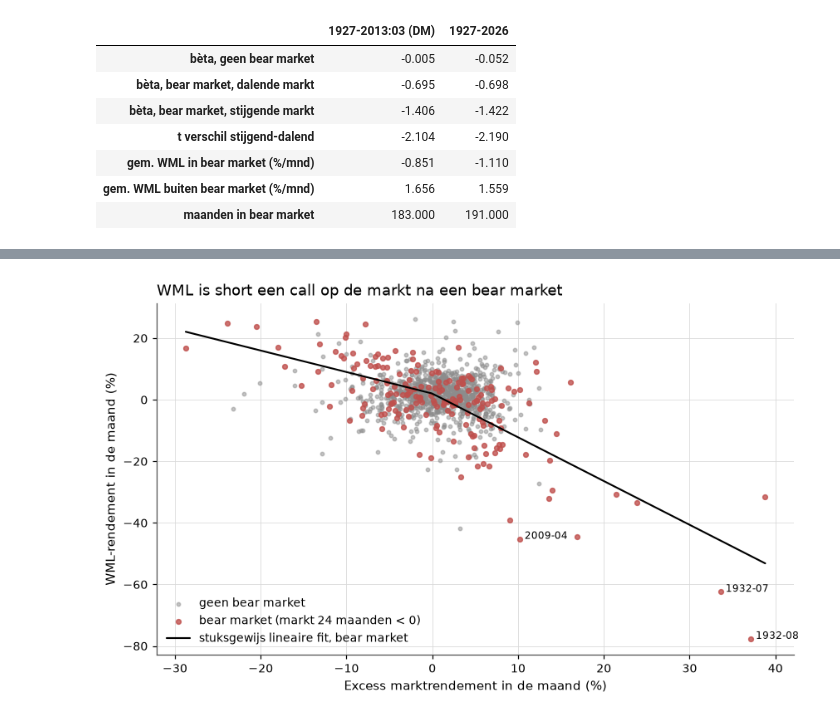
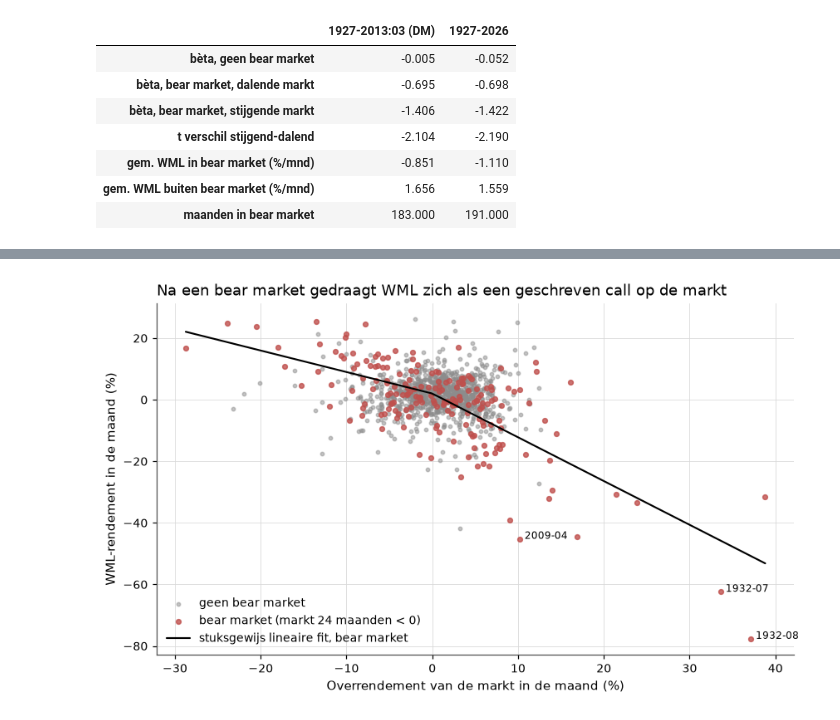
Before and after one commit to MaartenN14/history-asset-pricing, a Jupyter notebook: lectures/04_19_momentum.ipynb, the cells around one changed output, grey strips where cells are left out. Saved outputs shown, nothing was run; the diff lists cells and outputs as text; code cells hidden in the pictures.

```diff
--- a/lectures/04_19_momentum.ipynb
+++ b/lectures/04_19_momentum.ipynb
@@ -1015,6 +1049,6 @@ pd.DataFrame(
 # %%
-dm = pd.concat([wml_vw, ff3["Mkt-RF"], np.expm1(np.log1p(market).rolling(24).sum()).shift(1).rename("markt 24m")],
-               axis=1, sort=True).dropna()
+market_24m = np.expm1(np.log1p(market).rolling(24).sum())     # samengesteld marktrendement over 24 maanden
+dm = pd.concat([wml_vw, ff3["Mkt-RF"], market_24m.shift(1).rename("markt 24m")], axis=1, sort=True).dropna()
 dm["bear"] = (dm["markt 24m"] < 0).astype(float)
 dm["up"] = (dm["Mkt-RF"] > 0).astype(float)
 design = pd.DataFrame({"bear": dm["bear"], "markt": dm["Mkt-RF"], "bear x markt": dm["bear"] * dm["Mkt-RF"],
@@ -1022,7 +1056,7 @@ design = pd.DataFrame({"bear": dm["bear"], "markt": dm["Mkt-RF"], "bear x markt"
 
 
 def dm_betas(end):
-    """Daniel-Moskowitz regression of WML on market with bear and bear-up interactions."""
+    """Regressie van Daniel en Moskowitz: WML op de markt, met interacties voor bear market en stijgende maand."""
     fit = hap.stats.newey_west(dm["WML vw"].loc[:end], design.loc[:end], lags=3)
     p = fit.params
     return {"bèta, geen bear market": p["markt"],
@@ -1050,25 +1116,25 @@ van de 15 slechtste WML-maanden kwamen er 11 na een negatief tweejaarsrendement
 # %%
 fig, ax = plt.subplots()
 calm, bear = dm[dm["bear"] == 0], dm[dm["bear"] == 1]
 ax.scatter(100 * calm["Mkt-RF"], 100 * calm["WML vw"], s=8, color=hap.plotting.COLORS[7], alpha=0.5,
            label="geen bear market")
 ax.scatter(100 * bear["Mkt-RF"], 100 * bear["WML vw"], s=14, color=hap.plotting.COLORS[1], alpha=0.8,
            label="bear market (markt 24 maanden < 0)")
 fit = sm.OLS(bear["WML vw"], sm.add_constant(pd.DataFrame(
     {"m": bear["Mkt-RF"], "m_up": bear["Mkt-RF"] * bear["up"]}))).fit()
 grid = np.linspace(bear["Mkt-RF"].min(), bear["Mkt-RF"].max(), 100)
 ax.plot(100 * grid, 100 * (fit.params["const"] + fit.params["m"] * grid + fit.params["m_up"] * np.maximum(grid, 0)),
         color="black", lw=1.4, label="stuksgewijs lineaire fit, bear market")
 for date in ("1932-07-31", "1932-08-31", "2009-04-30"):
     ax.annotate(date[:7], (100 * dm.loc[date, "Mkt-RF"], 100 * dm.loc[date, "WML vw"]), fontsize=8,
                 xytext=(4, 0), textcoords="offset points")
-ax.set_xlabel("Excess marktrendement in de maand (%)")
+ax.set_xlabel("Overrendement van de markt in de maand (%)")
 ax.set_ylabel("WML-rendement in de maand (%)")
-ax.set_title("WML is short een call op de markt na een bear market")
+ax.set_title("Na een bear market gedraagt WML zich als een geschreven call op de markt")
 ax.legend()
 plt.show()
 # %% [output]
-[figure, old version]
+[figure, new version]
 # %% [markdown]
 :::{figure} #cel-momentum-crash
 :label: fig-momentum-crash
```
Also changed, not shown: parts of 32 cells of this notebook, 5 other files.
